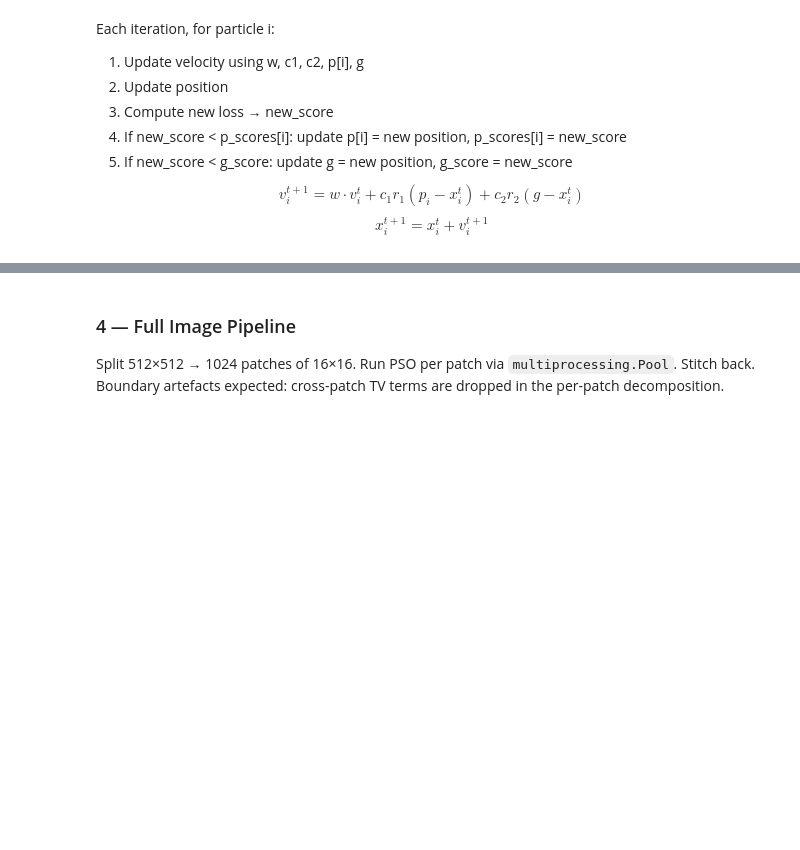
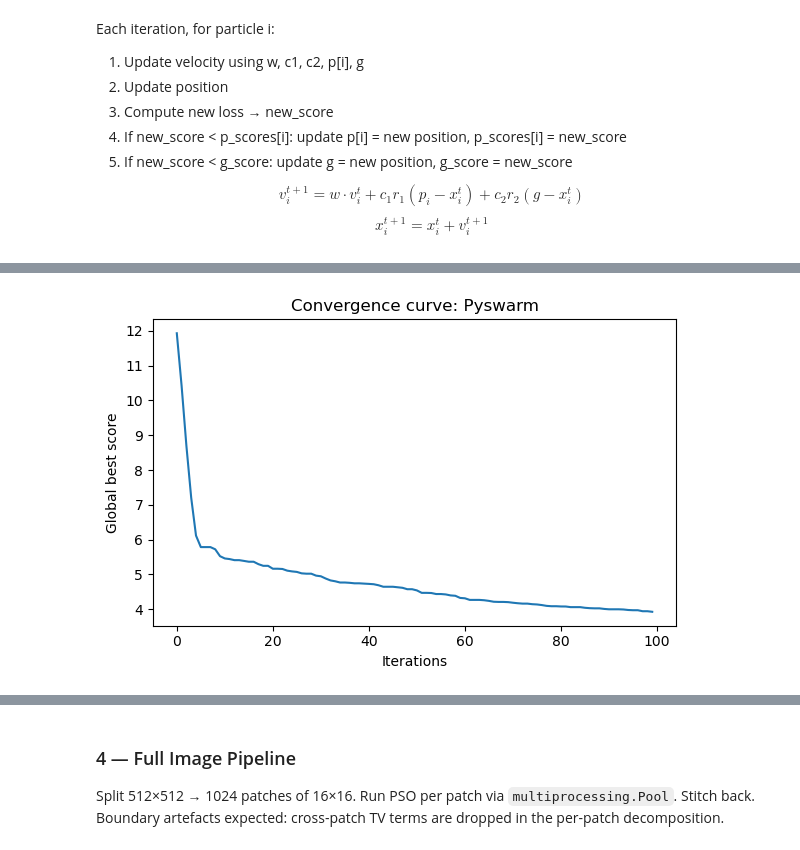
Before and after one commit to cguerreroto/co3, a Jupyter notebook: PSO_1.ipynb, the cells around one changed output, grey strips where cells are left out. Saved outputs shown, nothing was run; the diff lists cells and outputs as text; code cells hidden in the pictures; blank space fills up the shorter version.

```diff
--- a/PSO_1.ipynb
+++ b/PSO_1.ipynb
@@ -202,0 +205,9 @@ Same patch, same hyperparameters. Cross-validatation of final $\mathcal{L}_p$ ag
+# %%
+min_bound = np.zeros(v_patch_flat.size)
+max_bound = np.ones(v_patch_flat.size)
+bounds = (min_bound, max_bound)
+
+swarm_options = {"c1": c1_cognitive, "c2": c2_social, "w": w_inertia}
+optimizer = pyswarms.single.GlobalBestPSO(n_particles, dimensions=v_patch_flat.size, options = swarm_options, velocity_clamp=(-0.1, 0.1), bounds=bounds)
+
+g_best_scores_psw, g_best_p_psw = optimizer.optimize(wrapper, iters = n_iter)
@@ -202,0 +232,10 @@ Same patch, same hyperparameters. Cross-validatation of final $\mathcal{L}_p$ ag
+# %%
+plt.figure(figsize= (6, 4))
+plt.plot(optimizer.cost_history)
+plt.title("Convergence curve: pyswarm")
+plt.xlabel("Iterations")
+plt.ylabel("Global best score")
+plt.tight_layout()
+plt.show()
+# %% [output]
+[figure, added]
```
Also changed, not shown: parts of 13 cells of this notebook.
